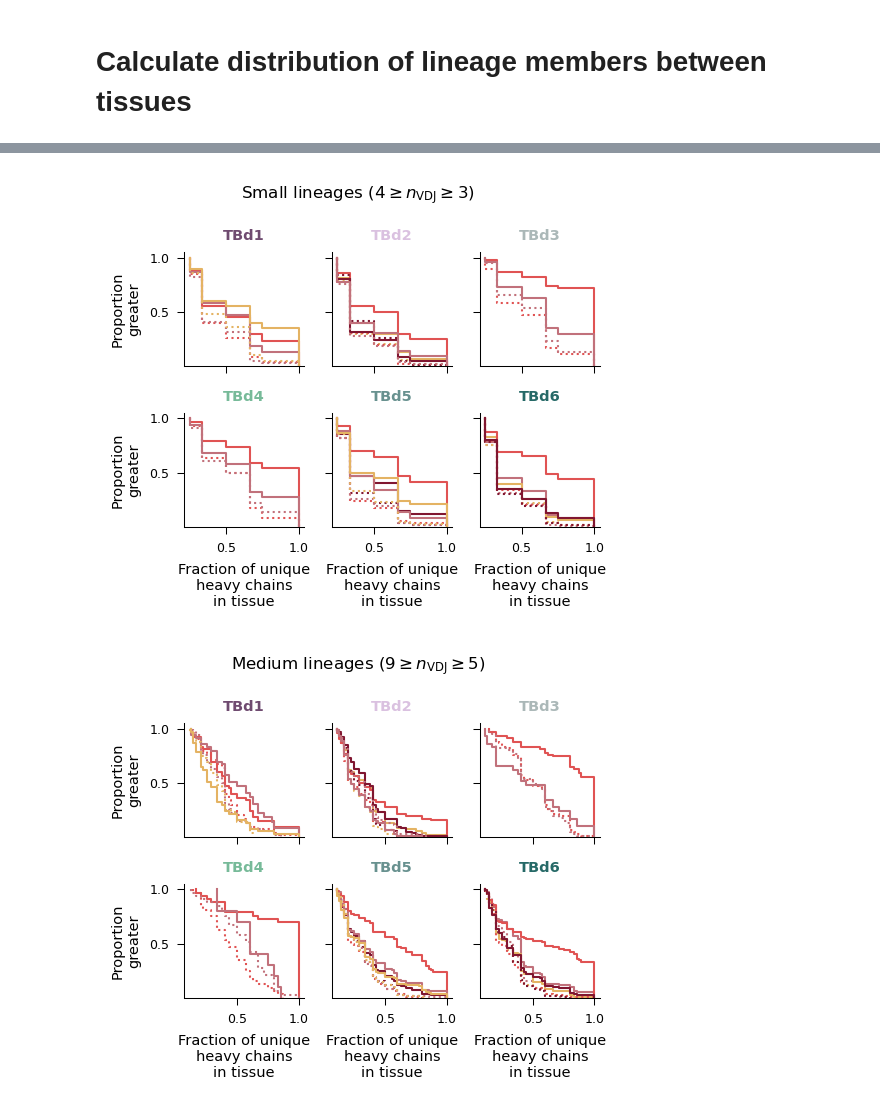
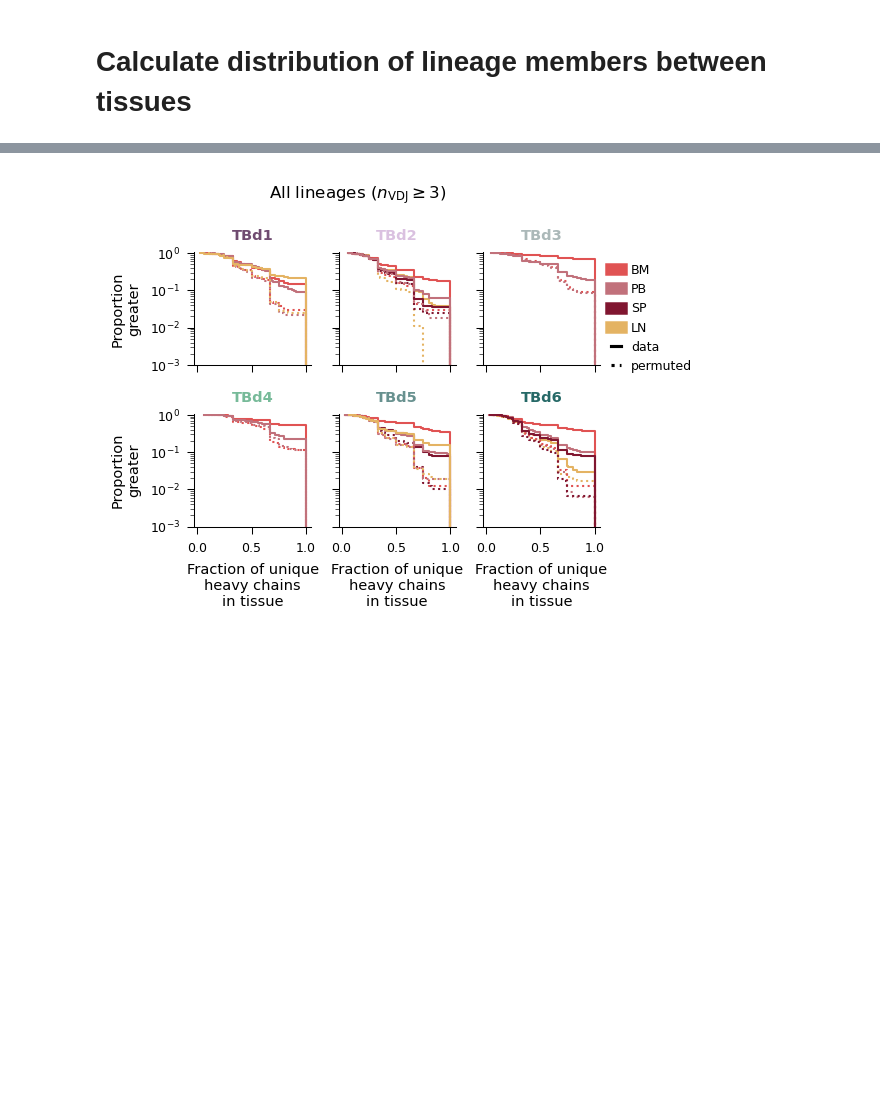
Before and after one commit to michael-swift/Bcell_memory_formation, a Jupyter notebook: analysis/main_text_and_ed_figure_notebooks/lineage_distribution_among_tissues.ipynb, the cells around one changed output, grey strips where cells are left out. Cells and saved outputs as stored; diff of their text form; code cells hidden in the pictures; blank space fills up the shorter version.

```diff
--- a/analysis/main_text_and_ed_figure_notebooks/lineage_distribution_among_tissues.ipynb
+++ b/analysis/main_text_and_ed_figure_notebooks/lineage_distribution_among_tissues.ipynb
@@ -186,9 +186,9 @@ large_lineages = lambda x: (x > 9)
 all_lineages = lambda x: (x > 2)
 
 
-cats = [(r"Small lineages ($4\geq  n_\mathrm{VDJ}\geq 3$)", small_lineages),
-        (r"Medium lineages ($9\geq n_\mathrm{VDJ} \geq 5$)", medium_lineages),
-        (r"Large lineages ($ n_\mathrm{VDJ}\geq 10$)", large_lineages),
+cats = [#(r"Small lineages ($4\geq  n_\mathrm{VDJ}\geq 3$)", small_lineages),
+        #(r"Medium lineages ($9\geq n_\mathrm{VDJ} \geq 5$)", medium_lineages),
+        #(r"Large lineages ($ n_\mathrm{VDJ}\geq 10$)", large_lineages),
         (r"All lineages ($ n_\mathrm{VDJ}\geq 3$)", all_lineages)]
 
 for name, subset_lambda in cats:
@@ -236,5 +236,5 @@ for tissue in ['BM','PB','SP','LN']:
 axes.plot([],[], color='k', lw=1.5, label='data')
 axes.plot([],[], color='k', lw=1.5, label='permuted', linestyle='dotted')
 axes.legend(bbox_to_anchor=(1,1), frameon=False, handlelength=0.95)
-fig.savefig(f'{FIGURE_OUTDIR}/distribution_in_lineage_donors2to6.pdf', bbox_inches='tight')
+fig.savefig(f'{FIGURE_OUTDIR}/unused/distribution_in_lineage_donors2to6.pdf', bbox_inches='tight')
 # %% [output]
@@ -251,9 +248,9 @@ large_lineages = lambda x: (x > 9)
 all_lineages = lambda x: (x > 2)
 
 
-cats = [(r"Small lineages ($4\geq  n_\mathrm{VDJ}\geq 3$)", small_lineages),
-        (r"Medium lineages ($9\geq n_\mathrm{VDJ} \geq 5$)", medium_lineages),
-        (r"Large lineages ($ n_\mathrm{VDJ}\geq 10$)", large_lineages),
+cats = [#(r"Small lineages ($4\geq  n_\mathrm{VDJ}\geq 3$)", small_lineages),
+        #(r"Medium lineages ($9\geq n_\mathrm{VDJ} \geq 5$)", medium_lineages),
+        #(r"Large lineages ($ n_\mathrm{VDJ}\geq 10$)", large_lineages),
         (r"All lineages ($ n_\mathrm{VDJ}\geq 3$)", all_lineages)]
 
 for name, subset_lambda in cats:
@@ -275,33 +272,32 @@ for name, subset_lambda in cats:
                         # element='poly',
                         # fill=False,
                         # stat='probability',
                         complementary=True,
                         log_scale=(False,False),
                         ax=ax,
                         color=tissue_colors[col[-2:]])
             sns.ecdfplot(tissue_fractions_resampled[col],
                         # bins=bins,
                         # kde=False,
                         # element='poly',
                         # fill=False,
                         # stat='probability',
                     complementary=True,
                     log_scale=(False,False),
                     ax=ax,
                     color=tissue_colors[col[-2:]],
                     linestyle='dotted')
         ax.set_ylim([10**-3, 1.05])
         ax.set_yscale('log')
         ax.set_xlabel('Fraction of unique\nheavy chains\nin tissue')
         ax.set_ylabel('Proportion\ngreater')
     sns.despine(fig)
     fig.tight_layout()
 for tissue in ['BM','PB','SP','LN']:
     axes[2].plot([],[],label=tissue, lw=6, color=tissue_colors[tissue])
 axes[2].plot([],[], color='k', lw=1.5, label='data')
 axes[2].plot([],[], color='k', lw=1.5, label='permuted', linestyle='dotted')
 axes[2].legend(bbox_to_anchor=(1,1), frameon=False, handlelength=0.8)
-fig.savefig(f'{FIGURE_OUTDIR}/EDFigure_tissue_distribution_of_lineages.pdf', bbox_inches='tight')
+fig.savefig(f'{FIGURE_OUTDIR}/EDFigure3/EDFigure_tissue_distribution_of_lineages.pdf', bbox_inches='tight')
 # %% [output]
-[figure, old version]
+[figure, new version]
-[figure, removed]
```
Also changed, not shown: parts of 7 cells of this notebook, 15 other files.
